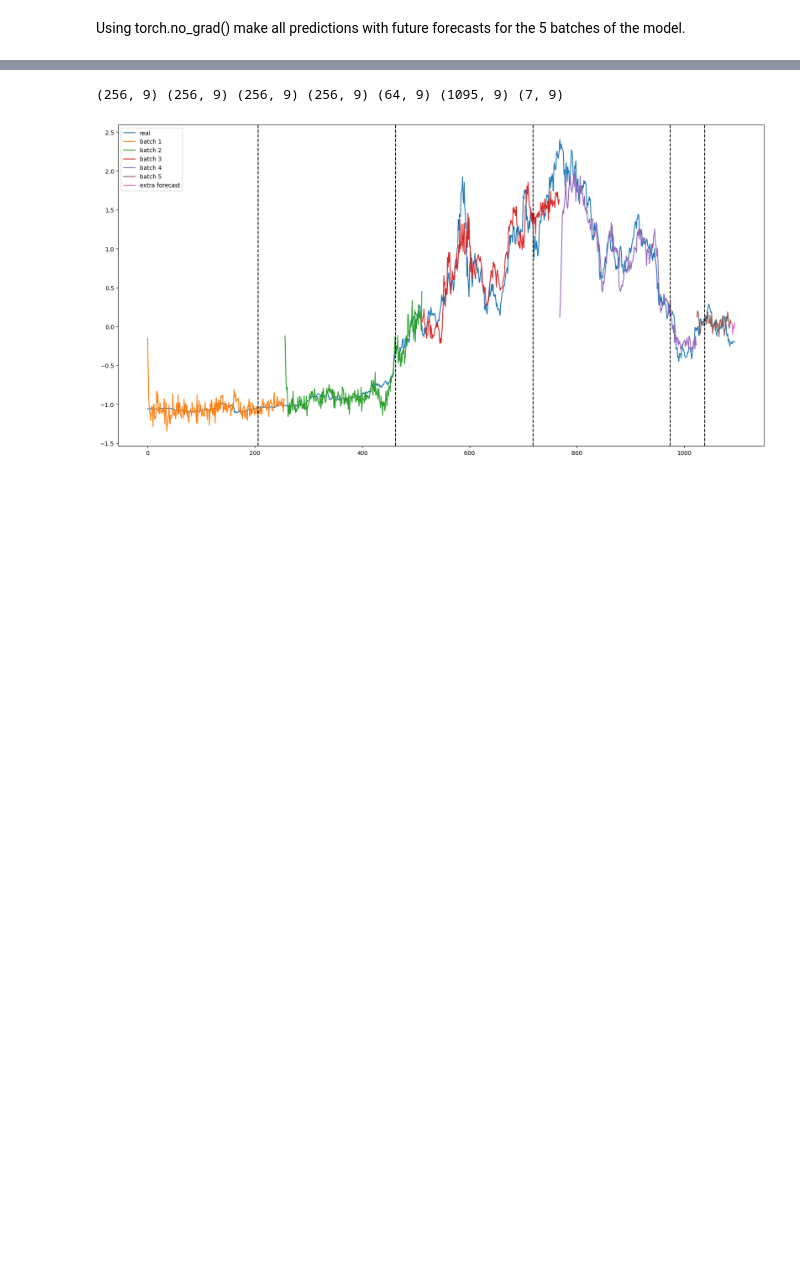
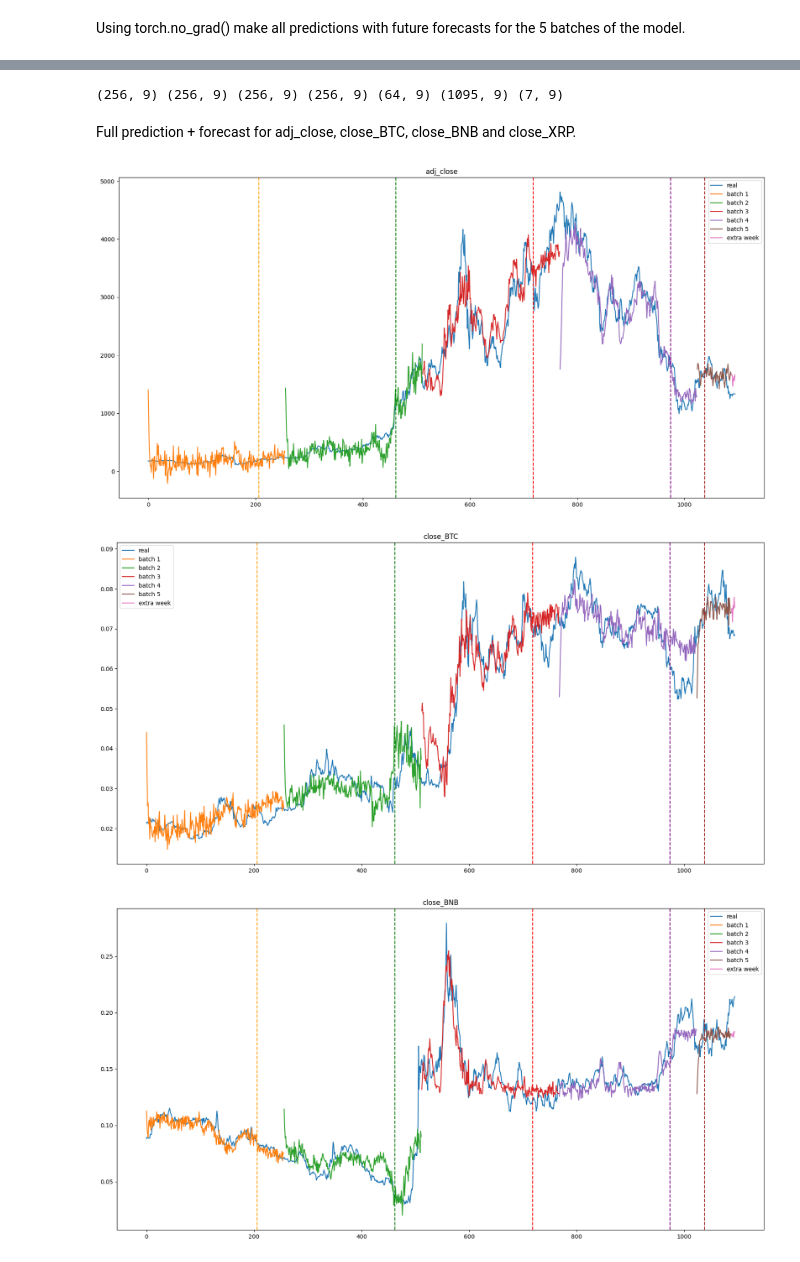
Before and after one commit to CAMAY3101/KALIK, a Jupyter notebook: model/model_long_forecast.ipynb, the cells around one changed output, grey strips where cells are left out. Drawn from its saved outputs; the diff is of its cells as text; code cells hidden in the pictures; blank space fills up the shorter version.

Commit message:
added performance indicator to long_forecast

```diff
--- a/model/model_long_forecast.ipynb
+++ b/model/model_long_forecast.ipynb
@@ -373,0 +388,7 @@ torch.Size([64, 1, 9])
+# %%
+# calculate standard deviations of the 9 columns of stocks_std_np[1:,:]
+stds_new = []
+for i in range(9):
+    stds_new.append(np.std(real[:,i]))
+for i in range(9):
+    print (stds_new[i])
@@ -409,39 +496,46 @@ with torch.no_grad():
         next, hidde_stock = Stock(next.unsqueeze(0), hidde_stock, senti.unsqueeze(0))
         next = next.squeeze(0)
         week_forecast.append(next)
-# %%
-# make full plot of 5 batches + 7 days forecast
-b1 = np.array(results[0].tolist()).squeeze(1)
-b2 = np.array(results[1].tolist()).squeeze(1)
-b3 = np.array(results[2].tolist()).squeeze(1)
-b4 = np.array(results[3].tolist()).squeeze(1)
-b5 = np.array(results[4].tolist()).squeeze(1)
-real = stocks_norm_np[1:,:]
-forecast_np = np.array([np.array(week_forecast[i].tolist()) for i in range(7)]).squeeze(1)
-
-print(b1.shape, b2.shape, b3.shape, b4.shape, b5.shape, real.shape, forecast_np.shape)
-# %% [output]
-(256, 9) (256, 9) (256, 9) (256, 9) (64, 9) (1095, 9) (7, 9)
+# %%
+extra_w_np = np.array([np.array(week_forecast[i].tolist()) for i in range(7)]).squeeze(1)
+
+# unstadardize the data
+b1 = b1*stds + means
+b2 = b2*stds + means
+b3 = b3*stds + means
+b4 = b4*stds + means
+b5 = b5*stds + means
+real = real*stds + means
+extra_w_np = extra_w_np*stds + means
+
+print(b1.shape, b2.shape, b3.shape, b4.shape, b5.shape, real.shape, extra_w_np.shape)
+# %% [output]
+(256, 9) (256, 9) (256, 9) (256, 9) (64, 9) (1095, 9) (7, 9)
+# %% [markdown]
+Full prediction + forecast for adj_close, close_BTC, close_BNB and close_XRP.
 # %%
-
-# b1 is for days 0 to 255, b2 for days 256 to 511, b3 for days 512 to 767, b4 for days 768 to 1023, b5 for days 1024 to 1087, forecast_np for days 1088 to 1094
-# real is for days 0 to 1094
 # put all together
-plt.figure(figsize=(20,10))
-plt.plot(np.arange(0,1095), real[:,0], label="real")
-plt.plot(np.arange(0,256), b1[:,0], label="batch 1")
-plt.plot(np.arange(256,512), b2[:,0], label="batch 2")
-plt.plot(np.arange(512,768), b3[:,0], label="batch 3")
-plt.plot(np.arange(768,1024), b4[:,0], label="batch 4")
-plt.plot(np.arange(1024,1088), b5[:,0], label="batch 5")
-plt.plot(np.arange(1088,1095), forecast_np[:,0], label="extra forecast")
-# axvline at -50 days of each batch
-plt.axvline(x=206, color='k', linestyle='--')
-plt.axvline(x=462, color='k', linestyle='--')
-plt.axvline(x=718, color='k', linestyle='--')
-plt.axvline(x=974, color='k', linestyle='--')
-plt.axvline(x=1038, color='k', linestyle='--')
-plt.legend()
-plt.show()
+for i in range(9):
+    if i == 1 or i == 2 or i == 4 or i == 6 or i == 8:
+        continue
+    plt.figure(figsize=(20,10))
+    plt.plot(np.arange(0,1095), real[:,i], label="real")
+    plt.plot(np.arange(0,256), b1[:,i], label="batch 1")
+    plt.plot(np.arange(256,512), b2[:,i], label="batch 2")
+    plt.plot(np.arange(512,768), b3[:,i], label="batch 3")
+    plt.plot(np.arange(768,1024), b4[:,i], label="batch 4")
+    plt.plot(np.arange(1024,1088), b5[:,i], label="batch 5")
+    plt.plot(np.arange(1088,1095), extra_w_np[:,i], label="extra week")
+    # axvline at -50 days of each batch
+    plt.axvline(x=206, color='orange', linestyle='--')
+    plt.axvline(x=462, color='green', linestyle='--')
+    plt.axvline(x=718, color='red', linestyle='--')
+    plt.axvline(x=974, color='purple', linestyle='--')
+    plt.axvline(x=1038, color='brown', linestyle='--')
+    plt.title(col_names[i])
+    plt.legend()
+    plt.show()
 # %% [output]
-[figure, old version]
+[figure, new version]
+[figure, added]
+[figure, added]
```
Also changed, not shown: parts of 14 cells of this notebook, 34 other files.
